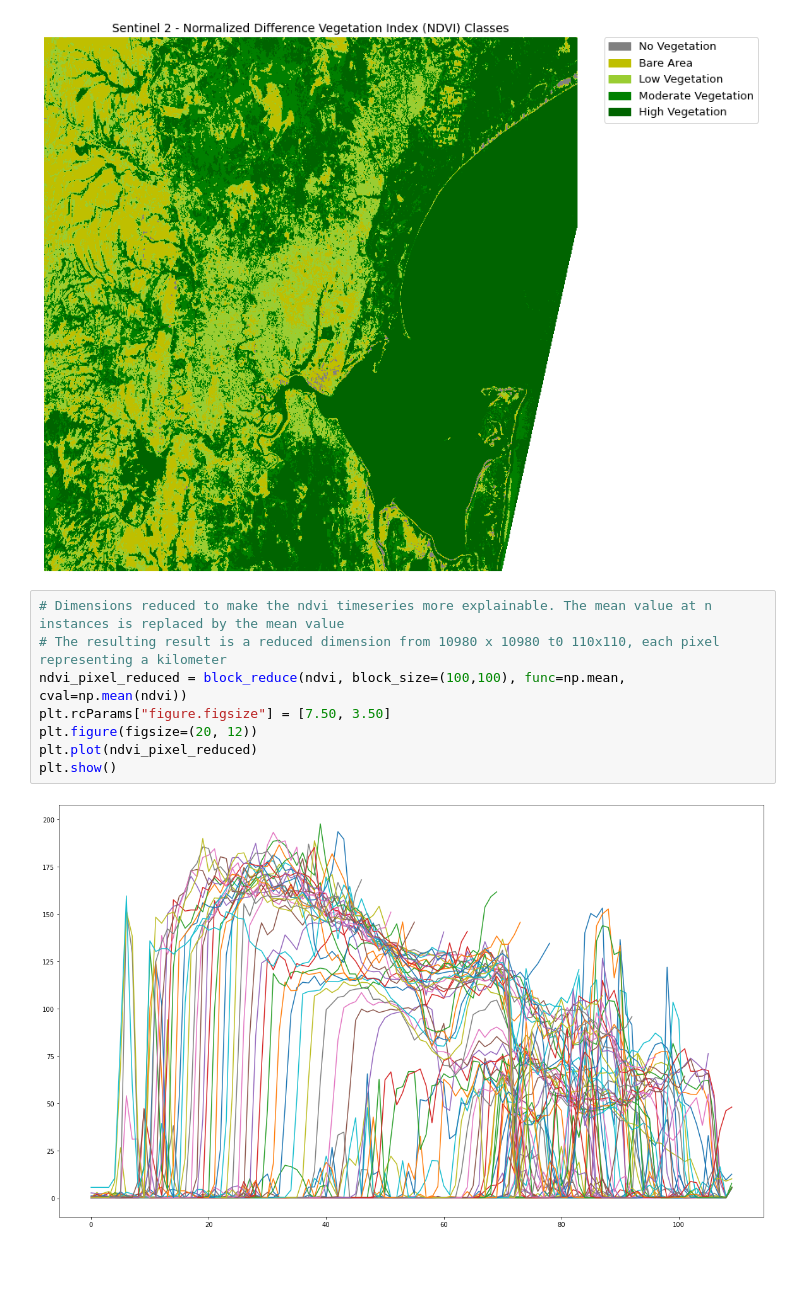
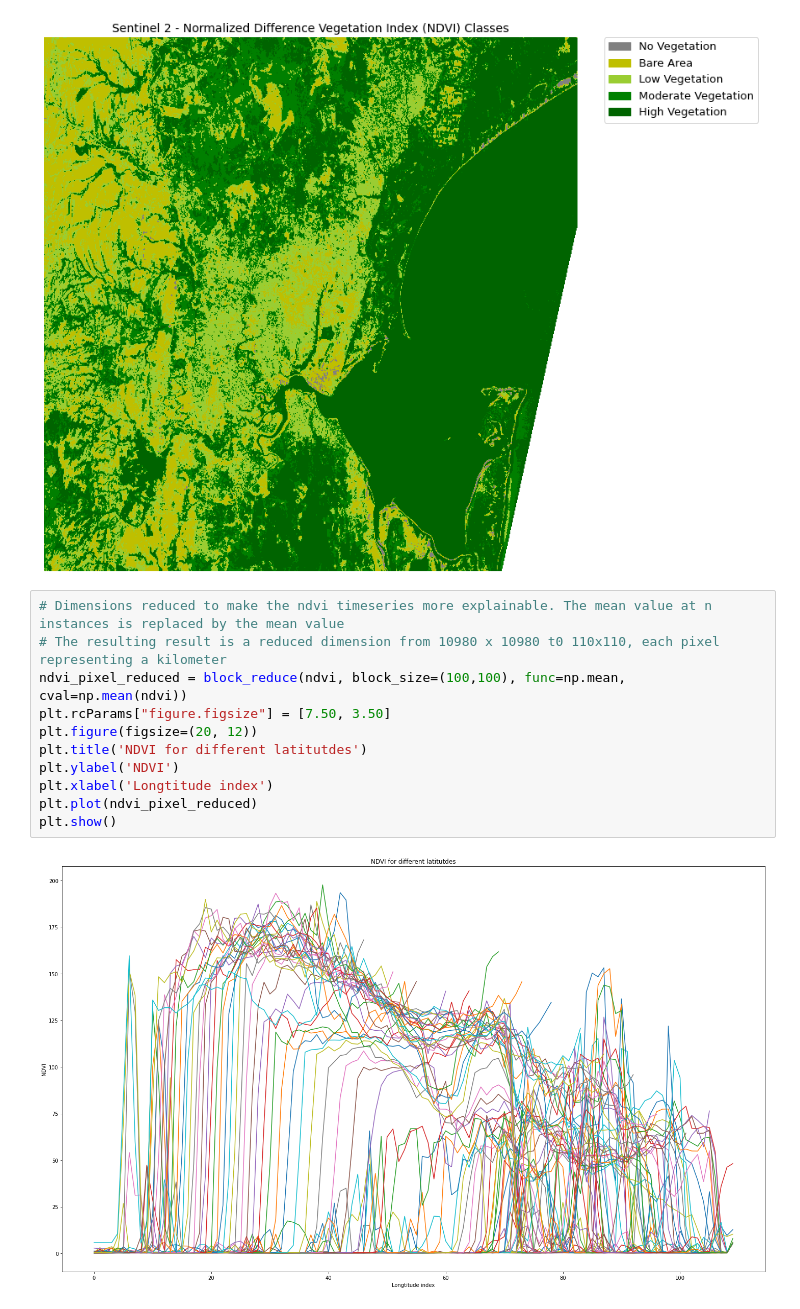
Before and after one commit to bright-aimable/teambright-aimable, a Jupyter notebook: ImageryExplorationMozambique.ipynb, the cells around one changed output. Cells and saved outputs as stored; diff of their text form; blank space fills up the shorter version.

```diff
--- a/ImageryExplorationMozambique.ipynb
+++ b/ImageryExplorationMozambique.ipynb
@@ -125,13 +125,16 @@ plt.tight_layout()
 # %%
 # Dimensions reduced to make the ndvi timeseries more explainable. The mean value at n instances is replaced by the mean value
 # The resulting result is a reduced dimension from 10980 x 10980 t0 110x110, each pixel representing a kilometer
 ndvi_pixel_reduced = block_reduce(ndvi, block_size=(100,100), func=np.mean, cval=np.mean(ndvi))
 plt.rcParams["figure.figsize"] = [7.50, 3.50]
 plt.figure(figsize=(20, 12))
+plt.title('NDVI for different latitutdes')
+plt.ylabel('NDVI')
+plt.xlabel('Longtitude index')
 plt.plot(ndvi_pixel_reduced)
 plt.show()
 # %% [output]
-[figure, old version]
+[figure, new version]
 # %%
 #Plot of ndvi values(unreduced)
 plt.rcParams["figure.figsize"] = [7.50, 3.50]
```
Also changed, not shown: parts of 4 cells of this notebook.
